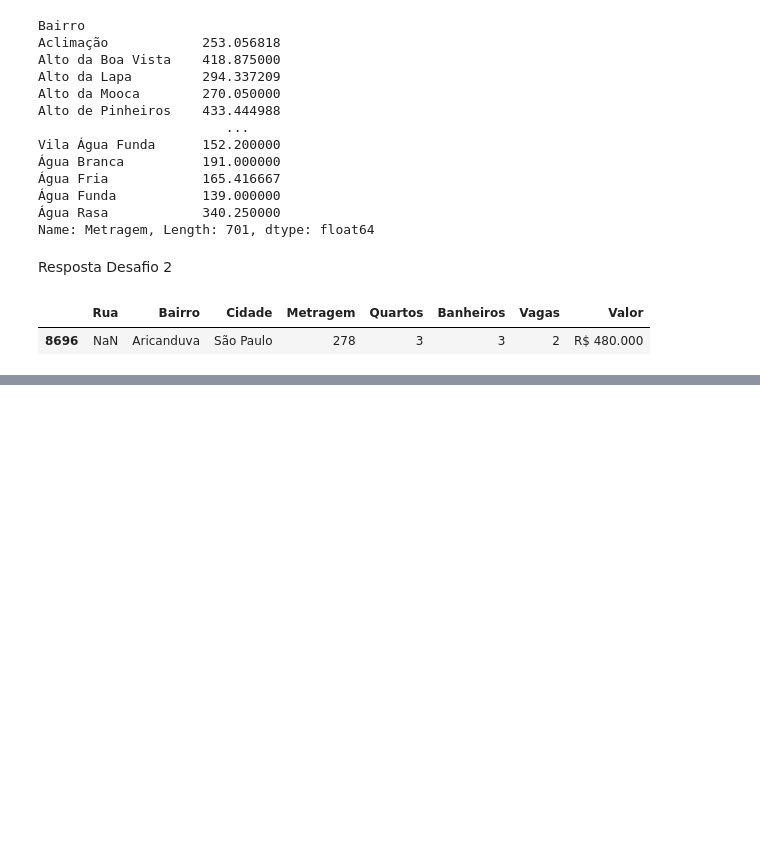
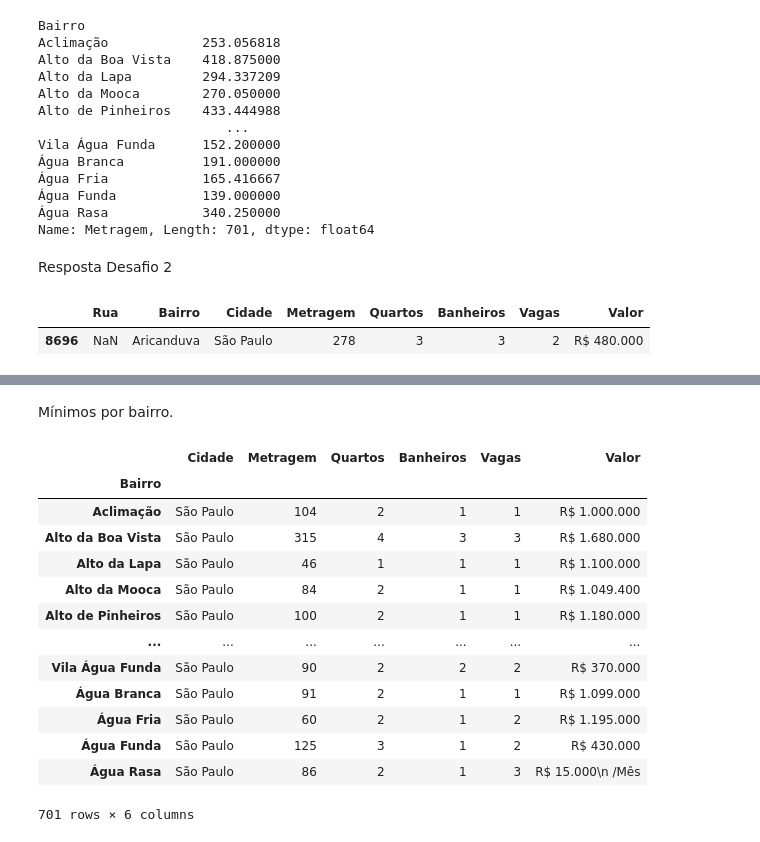
Before and after one commit to gynmidia/Imersao_dados_4, a Jupyter notebook: Imersao_dados_4_aula01_Pesquisa_Imoveis_Sao_Paulo.ipynb, the cells around one changed output, grey strips where cells are left out. Cells and saved outputs as stored; diff of their text form; code cells hidden in the pictures; blank space fills up the shorter version.

```diff
--- a/Imersao_dados_4_aula01_Pesquisa_Imoveis_Sao_Paulo.ipynb
+++ b/Imersao_dados_4_aula01_Pesquisa_Imoveis_Sao_Paulo.ipynb
@@ -226,0 +289,19 @@ dados[dados["Bairro"] == "Barra Funda"]
+# %% [markdown]
+Mínimos por bairro.
+# %%
+dados.groupby('Bairro').min()
+# %% [output]
+|  | Cidade | Metragem | Quartos | Banheiros | Vagas | Valor |
+| Bairro |  |  |  |  |  |  |
+| Aclimação | São Paulo | 104 | 2 | 1 | 1 | R$ 1.000.000 |
+| Alto da Boa Vista | São Paulo | 315 | 4 | 3 | 3 | R$ 1.680.000 |
+| Alto da Lapa | São Paulo | 46 | 1 | 1 | 1 | R$ 1.100.000 |
+| Alto da Mooca | São Paulo | 84 | 2 | 1 | 1 | R$ 1.049.400 |
+| Alto de Pinheiros | São Paulo | 100 | 2 | 1 | 1 | R$ 1.180.000 |
+| ... | ... | ... | ... | ... | ... | ... |
+| Vila Água Funda | São Paulo | 90 | 2 | 2 | 2 | R$ 370.000 |
+| Água Branca | São Paulo | 91 | 2 | 1 | 1 | R$ 1.099.000 |
+| Água Fria | São Paulo | 60 | 2 | 1 | 2 | R$ 1.195.000 |
+| Água Funda | São Paulo | 125 | 3 | 1 | 2 | R$ 430.000 |
+| Água Rasa | São Paulo | 86 | 2 | 1 | 3 | R$ 15.000\n /Mês |
+701 rows × 6 columns
```
Also changed, not shown: parts of 14 cells of this notebook.
